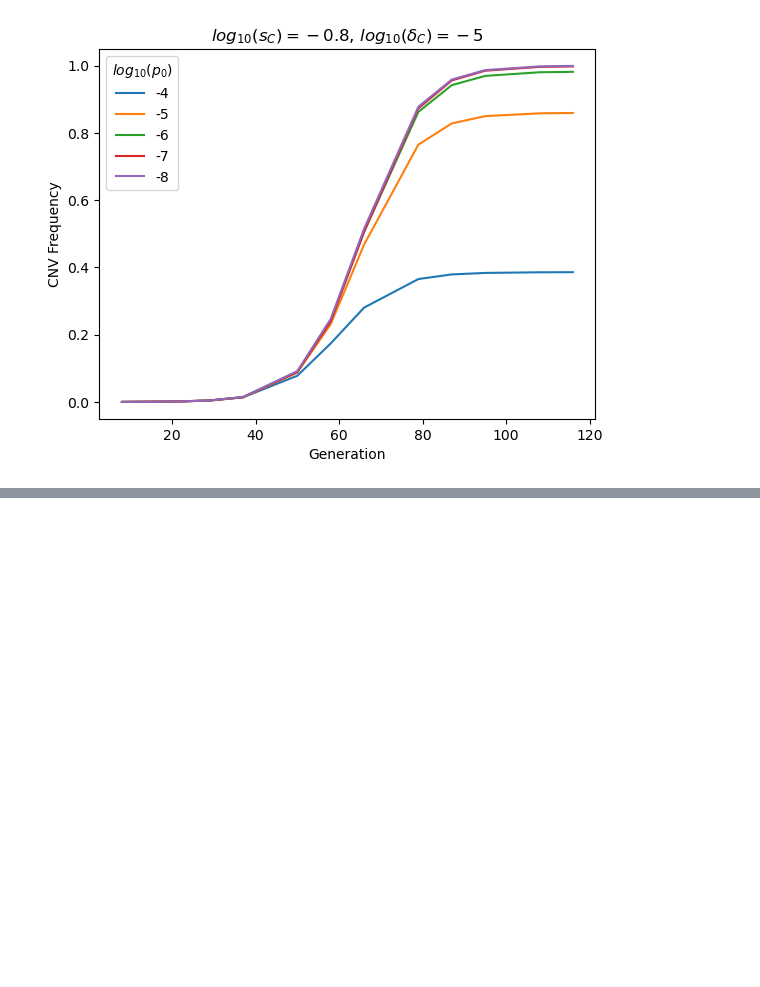
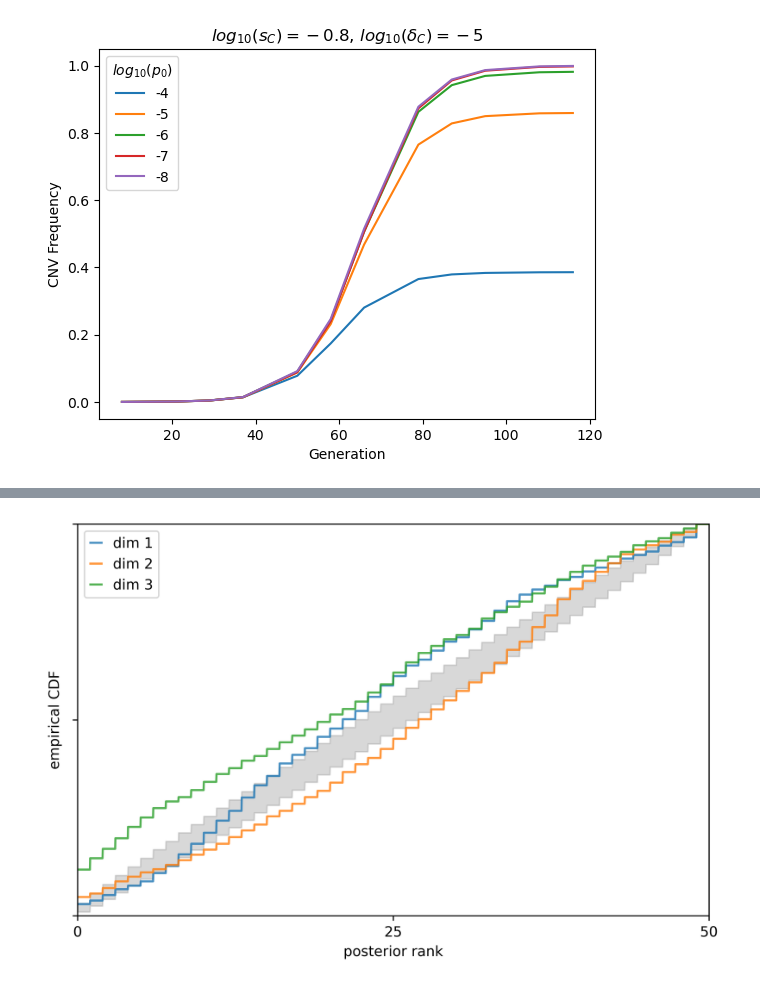
Before and after one commit to yoavram-lab/chuong_et_al, a Jupyter notebook: Simulation Analysis.ipynb, the cells around one changed output, grey strips where cells are left out. Cells and saved outputs as stored; diff of their text form; code cells hidden in the pictures; blank space fills up the shorter version.

```diff
--- a/Simulation Analysis.ipynb
+++ b/Simulation Analysis.ipynb
@@ -145,0 +217,4 @@ Text(0, 0.5, 'CNV Frequency')
+# %%
+f, ax = sbc_rank_plot(ranks, 1_000, plot_type="cdf")
+# %% [output]
+[figure, added]
```
Also changed, not shown: parts of 13 cells of this notebook.
